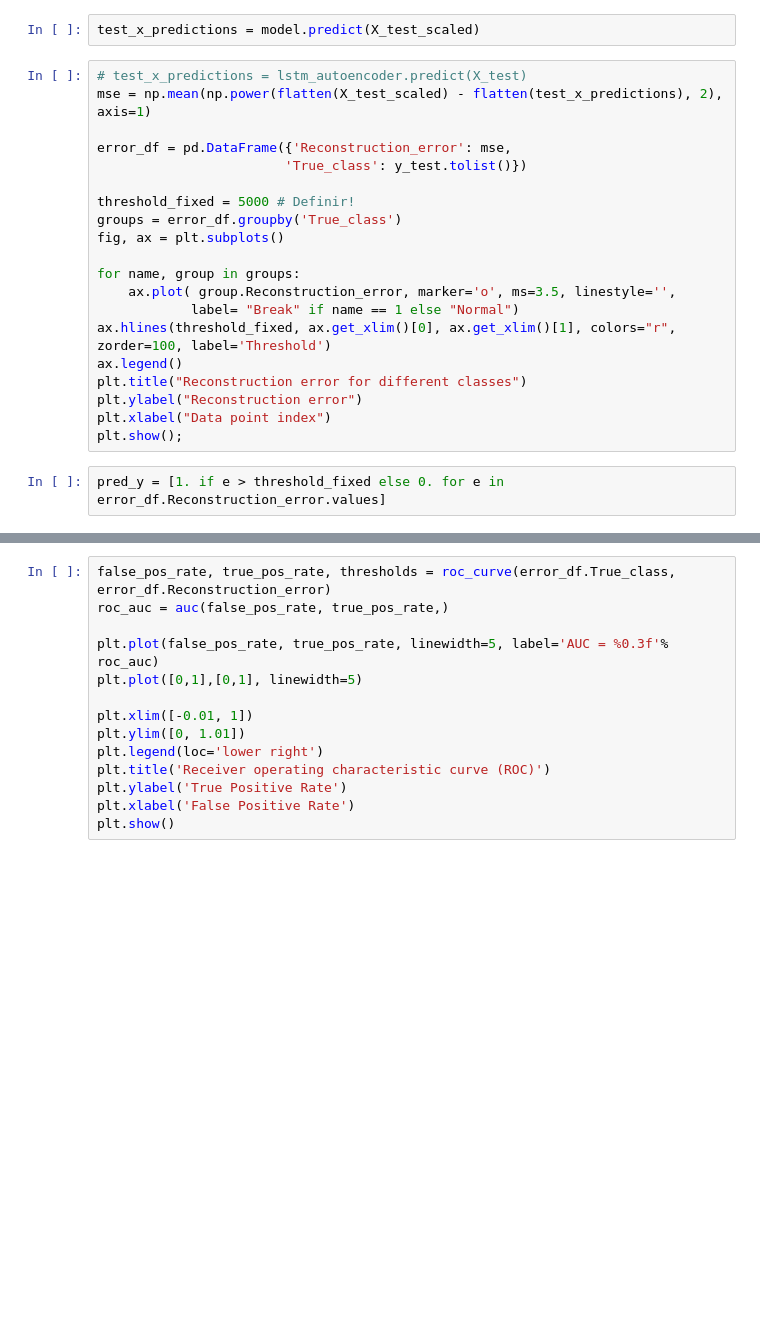
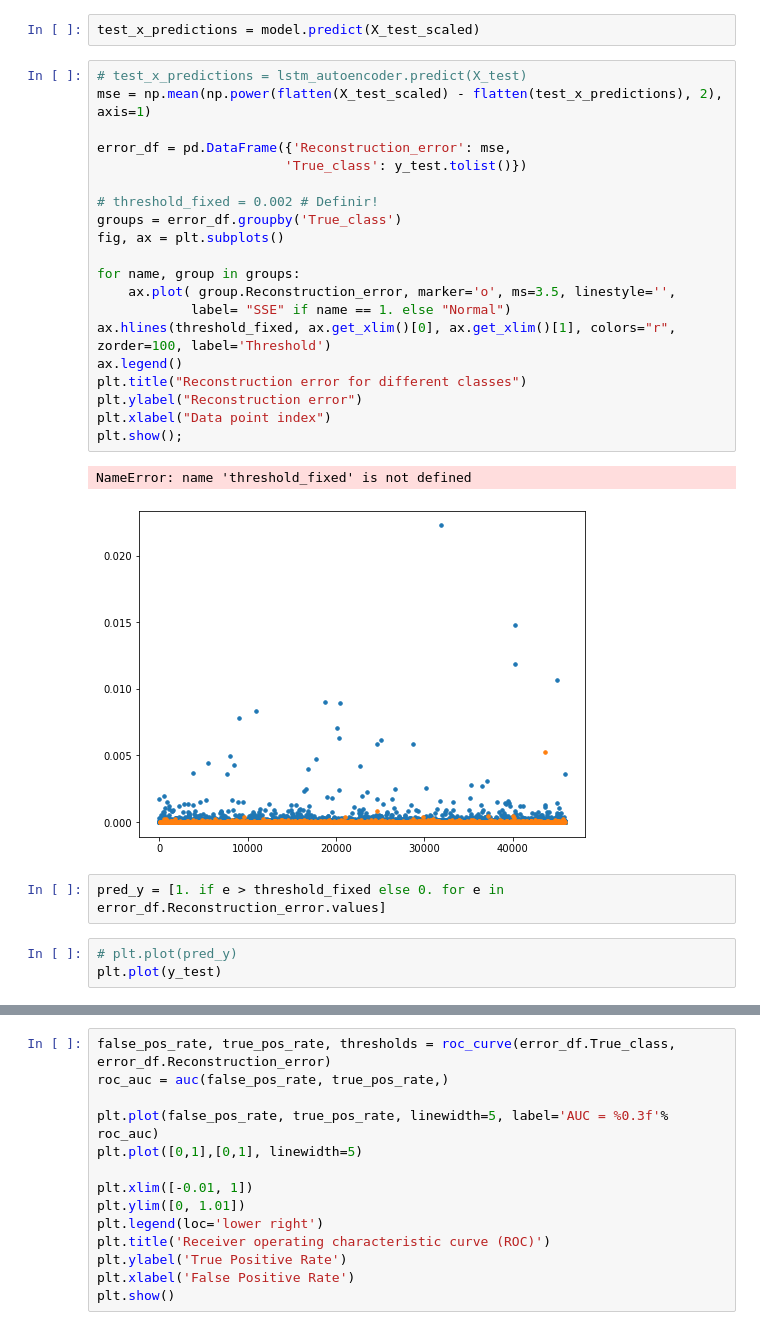
Before and after one commit to francovm/SSE, a Jupyter notebook: notebooks/11-LSTM-Vanilla-Anomaly-standarize.ipynb, the cells around one changed output, grey strips where cells are left out. Cells and saved outputs as stored; diff of their text form; blank space fills up the shorter version.

```diff
--- a/notebooks/11-LSTM-Vanilla-Anomaly-standarize.ipynb
+++ b/notebooks/11-LSTM-Vanilla-Anomaly-standarize.ipynb
@@ -329,25 +374,31 @@ test_x_predictions = model.predict(X_test_scaled)
 # %%
 # test_x_predictions = lstm_autoencoder.predict(X_test)
 mse = np.mean(np.power(flatten(X_test_scaled) - flatten(test_x_predictions), 2), axis=1)
 
 error_df = pd.DataFrame({'Reconstruction_error': mse,
                         'True_class': y_test.tolist()})
 
-threshold_fixed = 5000 # Definir!
+# threshold_fixed = 0.002 # Definir!
 groups = error_df.groupby('True_class')
 fig, ax = plt.subplots()
 
 for name, group in groups:
     ax.plot( group.Reconstruction_error, marker='o', ms=3.5, linestyle='',
-            label= "Break" if name == 1 else "Normal")
+            label= "SSE" if name == 1. else "Normal")
 ax.hlines(threshold_fixed, ax.get_xlim()[0], ax.get_xlim()[1], colors="r", zorder=100, label='Threshold')
 ax.legend()
 plt.title("Reconstruction error for different classes")
 plt.ylabel("Reconstruction error")
 plt.xlabel("Data point index")
 plt.show();
+# %% [output]
+NameError: name 'threshold_fixed' is not defined
+[figure, added]
 # %%
 pred_y = [1. if e > threshold_fixed else 0. for e in error_df.Reconstruction_error.values]
+# %%
+# plt.plot(pred_y)
+plt.plot(y_test)
 # %%
 conf_matrix = confusion_matrix(error_df.True_class, pred_y)
 
```
Also changed, not shown: parts of 15 cells of this notebook, 54 other files.
